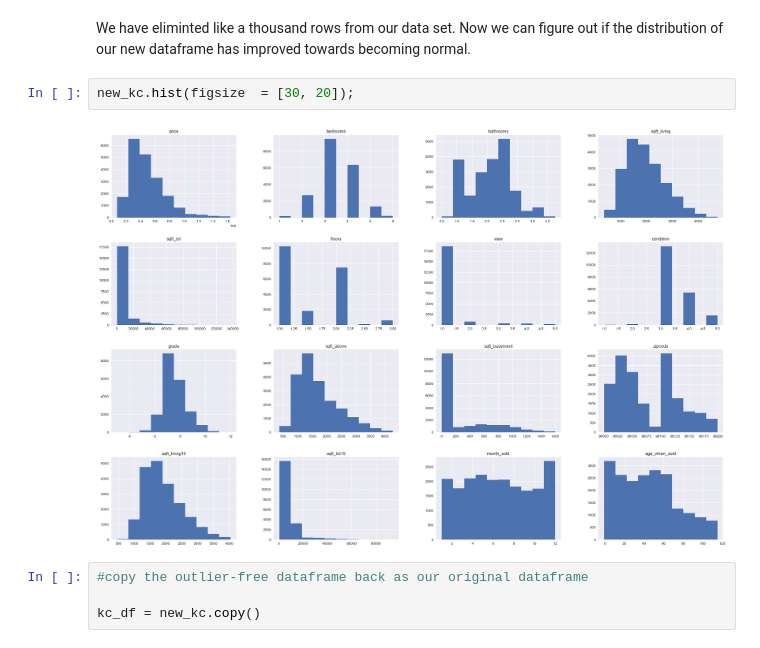
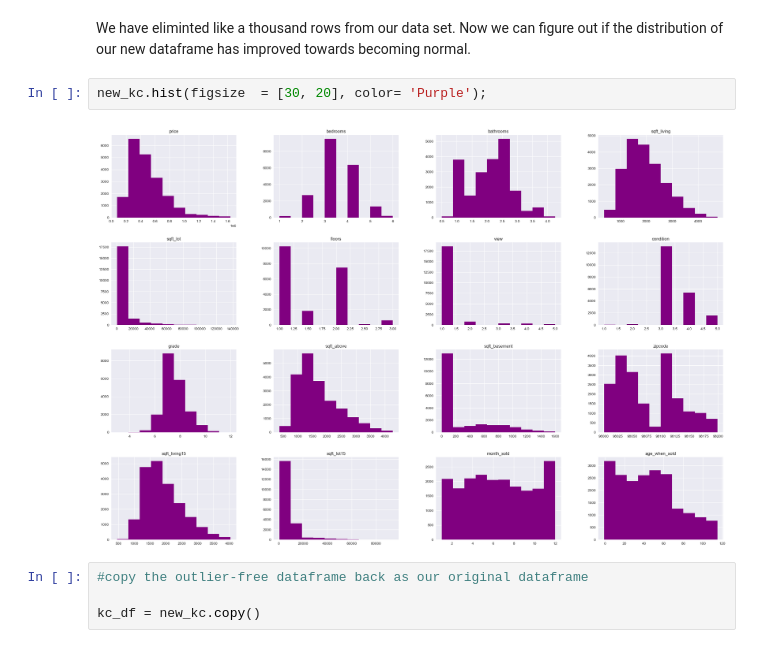
Before and after one commit to Nelsonkim44/King-County-Housing-Analysis-Project, a Jupyter notebook: Nelson Phase 2 Project .ipynb, the cells around one changed output. Saved outputs shown, nothing was run; the diff lists cells and outputs as text.

```diff
--- a/Nelson Phase 2 Project .ipynb
+++ b/Nelson Phase 2 Project .ipynb
@@ -498,9 +503,9 @@ new_kc.shape
 # %% [markdown]
 We have eliminted like a thousand rows from our data set. Now we can figure out if the distribution of our new dataframe has improved towards becoming normal.
 # %%
-new_kc.hist(figsize  = [30, 20]);
+new_kc.hist(figsize  = [30, 20], color= 'Purple');
 # %% [output]
-[figure, old version]
+[figure, new version]
 # %%
 #copy the outlier-free dataframe back as our original dataframe
 
```
Also changed, not shown: parts of 58 cells of this notebook.
